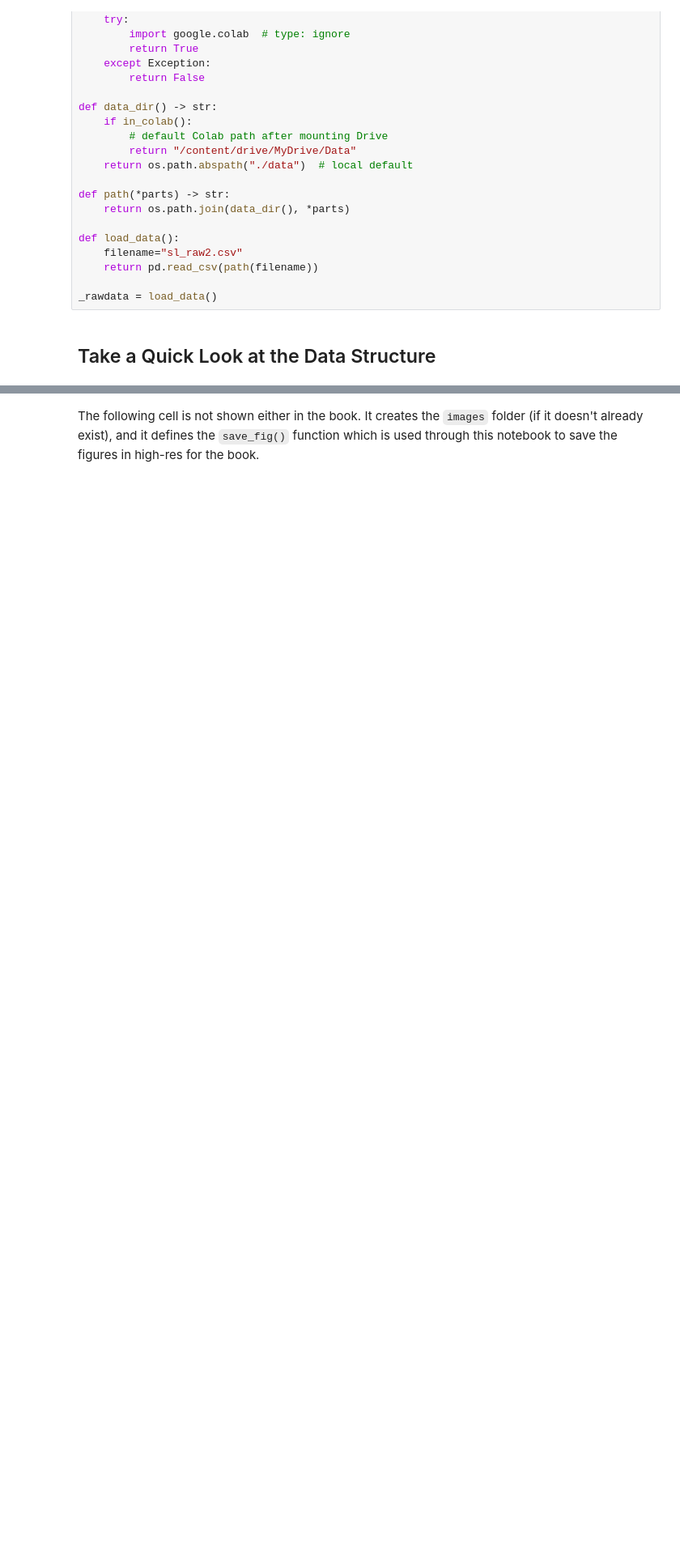
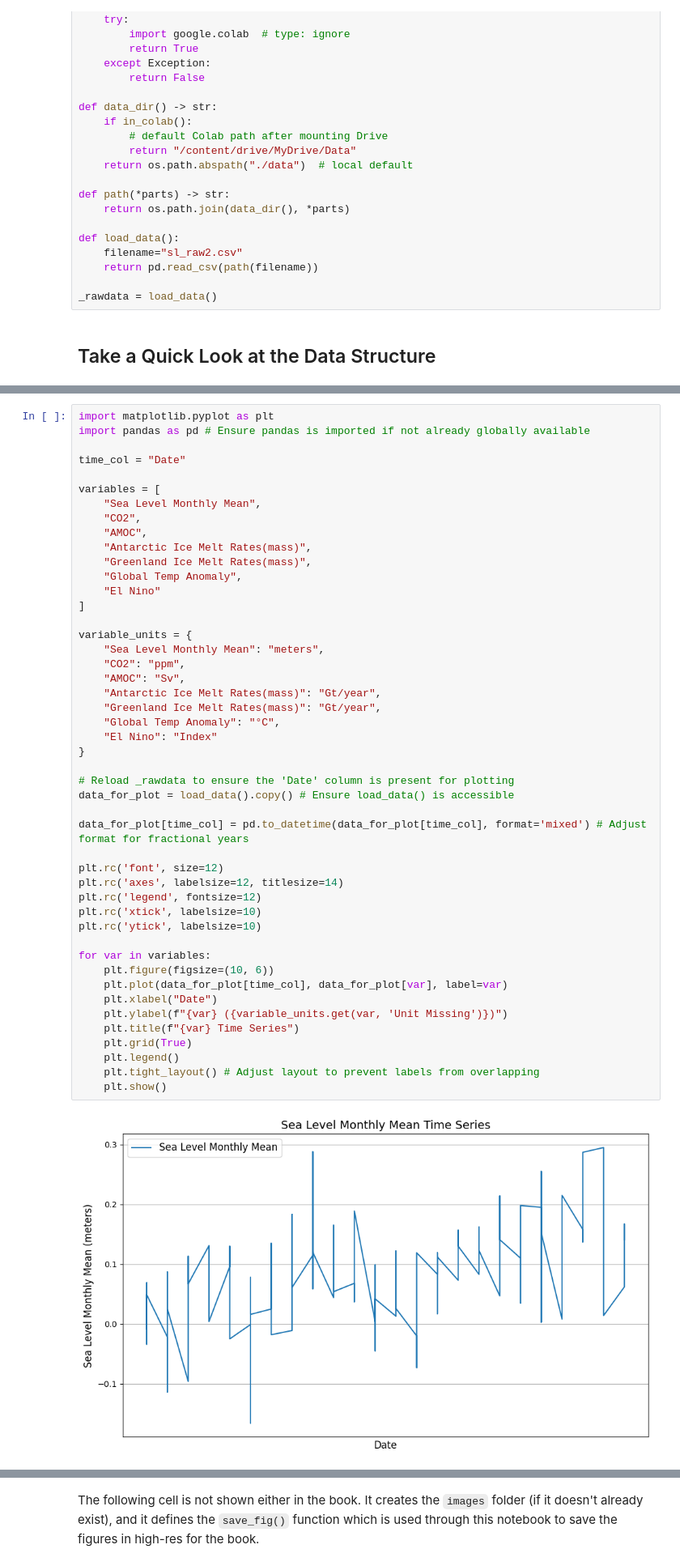
Before and after one commit to ellenyifang2011/sea_level, a Jupyter notebook: src/linear_reg.ipynb, the cells around one changed output, grey strips where cells are left out. Shown at 81% size. Drawn from its saved outputs; the diff is of its cells as text; blank space fills up the shorter version.

```diff
--- a/src/linear_reg.ipynb
+++ b/src/linear_reg.ipynb
@@ -73,3 +73,52 @@ memory usage: 15.4 KB
 | 50% | 2013.08000 | 0.081500 | -1171.875000 | -3218.780000 | 0.740000 | ... |
 | 75% | 2020.31000 | 0.130000 | -401.850000 | -1287.797500 | 0.930000 | ... |
 | max | 2025.37000 | 0.295000 | 82.680000 | 0.000000 | 1.480000 | ... |
+# %%
+import matplotlib.pyplot as plt
+import pandas as pd # Ensure pandas is imported if not already globally available
+
+time_col = "Date"
+
+variables = [
+    "Sea Level Monthly Mean",
+    "CO2",
+    "AMOC",
+    "Antarctic Ice Melt Rates(mass)",
+    "Greenland Ice Melt Rates(mass)",
+    "Global Temp Anomaly",
+    "El Nino"
+]
+
+variable_units = {
+    "Sea Level Monthly Mean": "meters",
+    "CO2": "ppm",
+    "AMOC": "Sv",
+    "Antarctic Ice Melt Rates(mass)": "Gt/year",
+    "Greenland Ice Melt Rates(mass)": "Gt/year",
+    "Global Temp Anomaly": "°C",
+    "El Nino": "Index"
+}
+
+# Reload _rawdata to ensure the 'Date' column is present for plotting
+data_for_plot = load_data().copy() # Ensure load_data() is accessible
+
+data_for_plot[time_col] = pd.to_datetime(data_for_plot[time_col], format='mixed') # Adjust format for fractional years
+
+plt.rc('font', size=12)
+plt.rc('axes', labelsize=12, titlesize=14)
+plt.rc('legend', fontsize=12)
+plt.rc('xtick', labelsize=10)
+plt.rc('ytick', labelsize=10)
+
+for var in variables:
+    plt.figure(figsize=(10, 6))
+    plt.plot(data_for_plot[time_col], data_for_plot[var], label=var)
+    plt.xlabel("Date")
+    plt.ylabel(f"{var} ({variable_units.get(var, 'Unit Missing')})")
+    plt.title(f"{var} Time Series")
+    plt.grid(True)
+    plt.legend()
+    plt.tight_layout() # Adjust layout to prevent labels from overlapping
+    plt.show()
+# %% [output]
+[figure, added]
```
Also changed, not shown: parts of 2 cells of this notebook.
